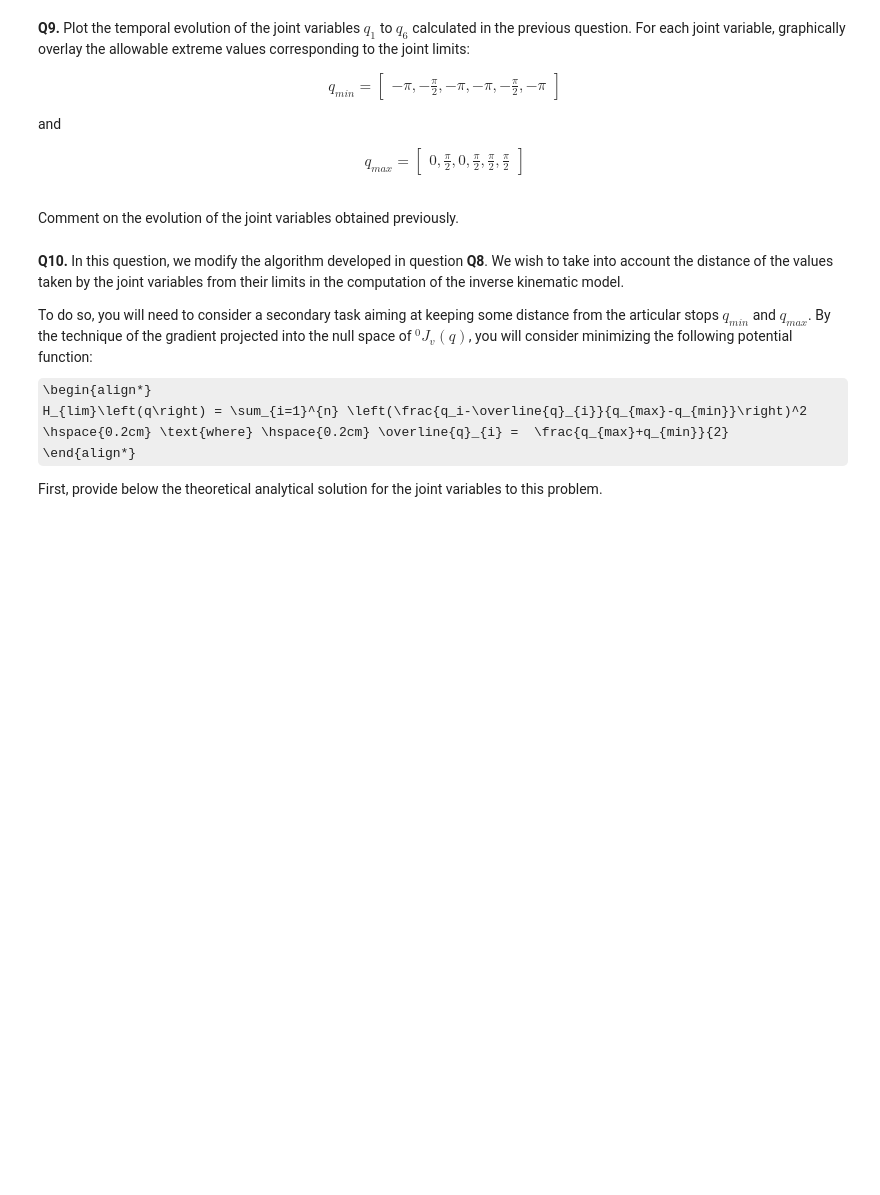
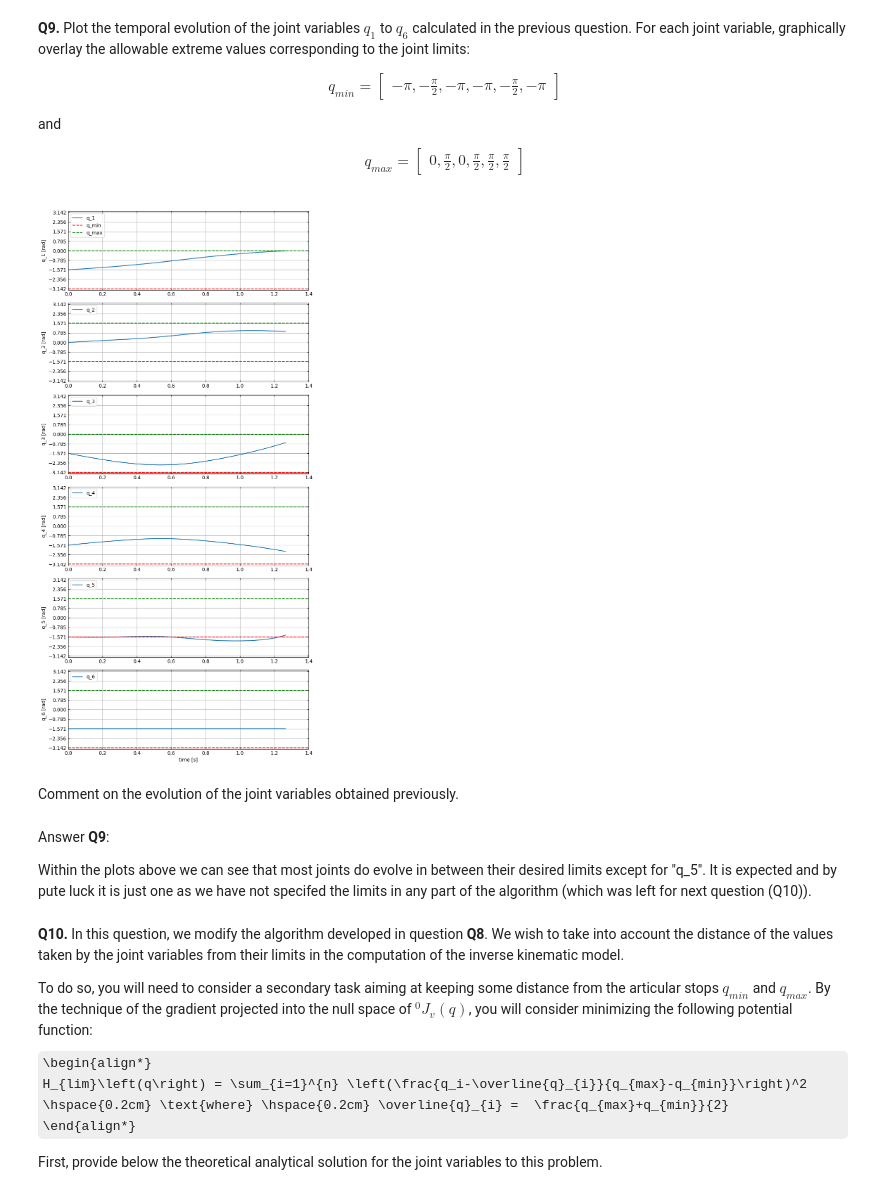
Before and after one commit to lmartim4/RO15, a Jupyter notebook: notebook.ipynb, the cells around one changed output. Saved outputs shown, nothing was run; the diff lists cells and outputs as text; code cells hidden in the pictures; some formulas as TeX source; blank space fills up the shorter version.

```diff
--- a/notebook.ipynb
+++ b/notebook.ipynb
@@ -619,3 +638,35 @@ plot_coordinates(
+# %%
+def plot_limits(self, discrete_time, q, q_min, q_max):
+    plt.figure(figsize=(8, 16))
+
+    for i in range(self.numberJoints):
+        ax = plt.subplot(6, 1, i+1)
+        plt.plot(discrete_time, q[i], label=f'q_{i+1}')
+        plt.axhline(y=q_min[i], color='r', linestyle='--', label='q_min' if i == 0 else "")
+        plt.axhline(y=q_max[i], color='g', linestyle='--', label='q_max' if i == 0 else "")
+
+        if i == 5:
+            plt.xlabel('time [s]')
+
+        plt.yticks([
+            -4*np.pi/4, -3*np.pi/4, -2*np.pi/4, -1*np.pi/4, 0,
+            +1*np.pi/4, +2*np.pi/4, +3*np.pi/4, +4*np.pi/4]
+        )
+        plt.xlim([0, 1.4])
+        plt.ylim([-np.pi - 0.1, +np.pi + 0.1])
+        plt.ylabel(f'q_{i+1} [rad]')
+        plt.legend(loc="upper left")
+        plt.grid(True)
+
+        # Make axis limits visible
+        ax.spines['top'].set_visible(True)
+        ax.spines['right'].set_visible(True)
+        ax.spines['bottom'].set_visible(True)
+        ax.spines['left'].set_visible(True)
+        ax.tick_params(axis='both', which='both', direction='in', top=True, right=True)
+
+    plt.tight_layout()
+    plt.show()
 # %% [markdown]
 __Q9.__ Plot the temporal evolution of the joint variables $q_1$ to $q_6$ calculated in the previous question. For each joint variable, graphically overlay the allowable extreme values corresponding to the joint limits:
 \begin{align*}
@@ -625,8 +676,24 @@ and
 \begin{align*}
 q_{max} = \left[\begin{array}{c}{ 0 , \frac{\pi}{2} , 0  ,\frac{\pi}{2}, \frac{\pi}{2} , \frac{\pi}{2} }\end{array}\right]
 \end{align*}
+# %%
+q_min = np.array([-np.pi, -np.pi/2, -np.pi, -np.pi, -np.pi/2, -np.pi])
+q_max = np.array([0, np.pi/2, 0, np.pi/2, np.pi/2, np.pi/2])
+# %%
+plot_limits(RobotTutorials,
+    RobotTutorials.discreteTime,
+    np.array(RobotTutorials.list_q_d_k).T,
+    q_min,
+    q_max,
+)
+# %% [output]
+[figure, added]
 # %% [markdown]
 Comment on the evolution of the joint variables obtained previously.
+# %% [markdown]
+Answer **Q9**:
+
+Within the plots above we can see that most joints do evolve in between their desired limits except for "q_5". It is expected and by pute luck it is just one as we have not specifed the limits in any part of the algorithm (which was left for next question (Q10)).
 # %% [markdown]
 __Q10.__ In this question, we modify the algorithm developed in question __Q8__. We wish to take into account the distance of the values taken by the joint variables from their limits in the computation of the inverse kinematic model.
 
```
Also changed, not shown: parts of 16 cells of this notebook.
